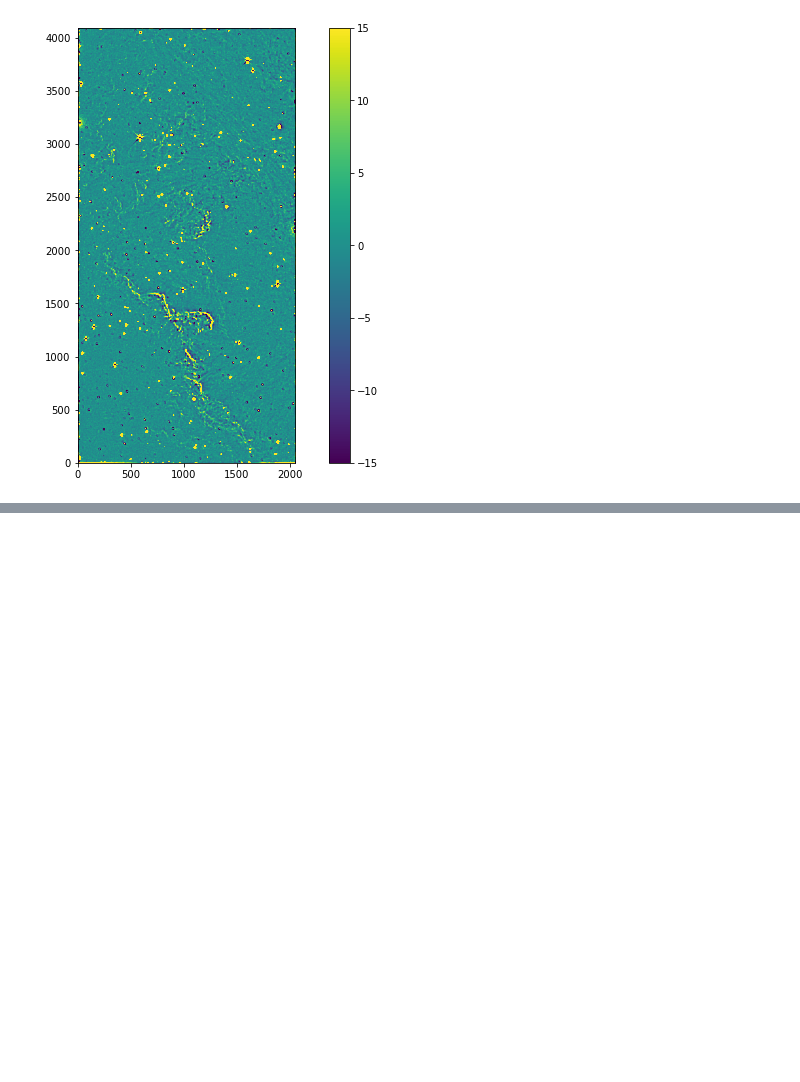
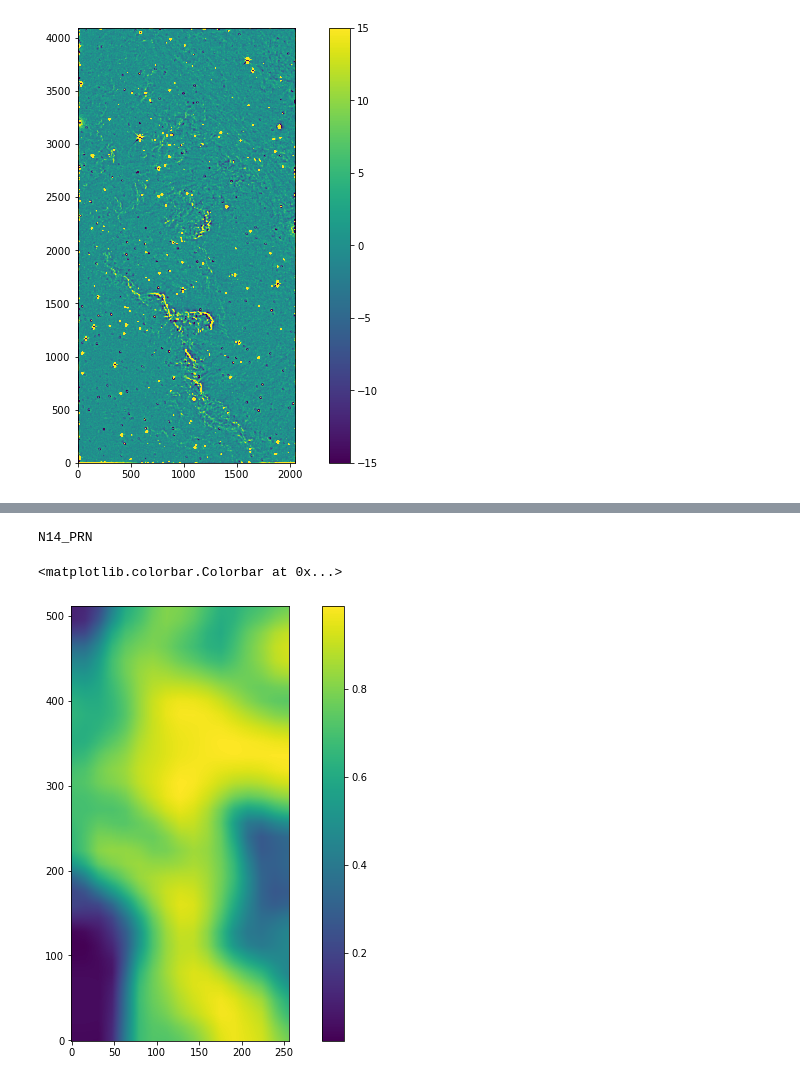
Before and after one commit to megan-the-astronomer/structured_backgrounds, a Jupyter notebook: understanding mod data format.ipynb, the cells around one changed output, grey strips where cells are left out. Saved outputs shown, nothing was run; the diff lists cells and outputs as text; code cells hidden in the pictures; blank space fills up the shorter version.

```diff
--- a/understanding mod data format.ipynb
+++ b/understanding mod data format.ipynb
@@ -136,0 +137,10 @@ N14_MSK
+# %%
+print(mod_dat[305].header['EXTNAME'])
+
+plt.figure(figsize=(12,8))
+plt.imshow(mod_dat[305].data, origin='lower')#, vmin=200, vmax=650)
+plt.colorbar()
+# %% [output]
+N14_PRN
+<matplotlib.colorbar.Colorbar at 0x...>
+[figure, added]
```
Also changed, not shown: parts of 17 cells of this notebook.
